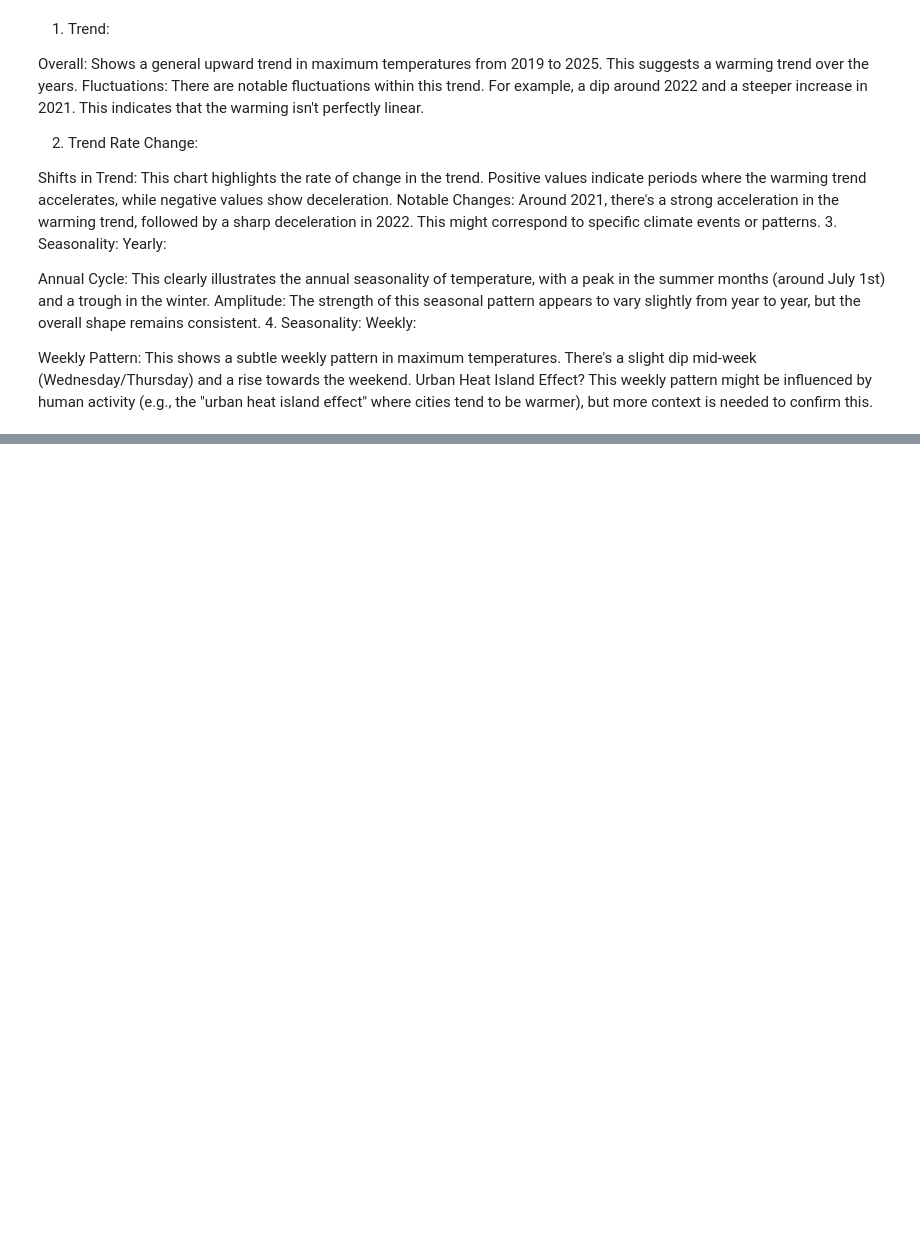
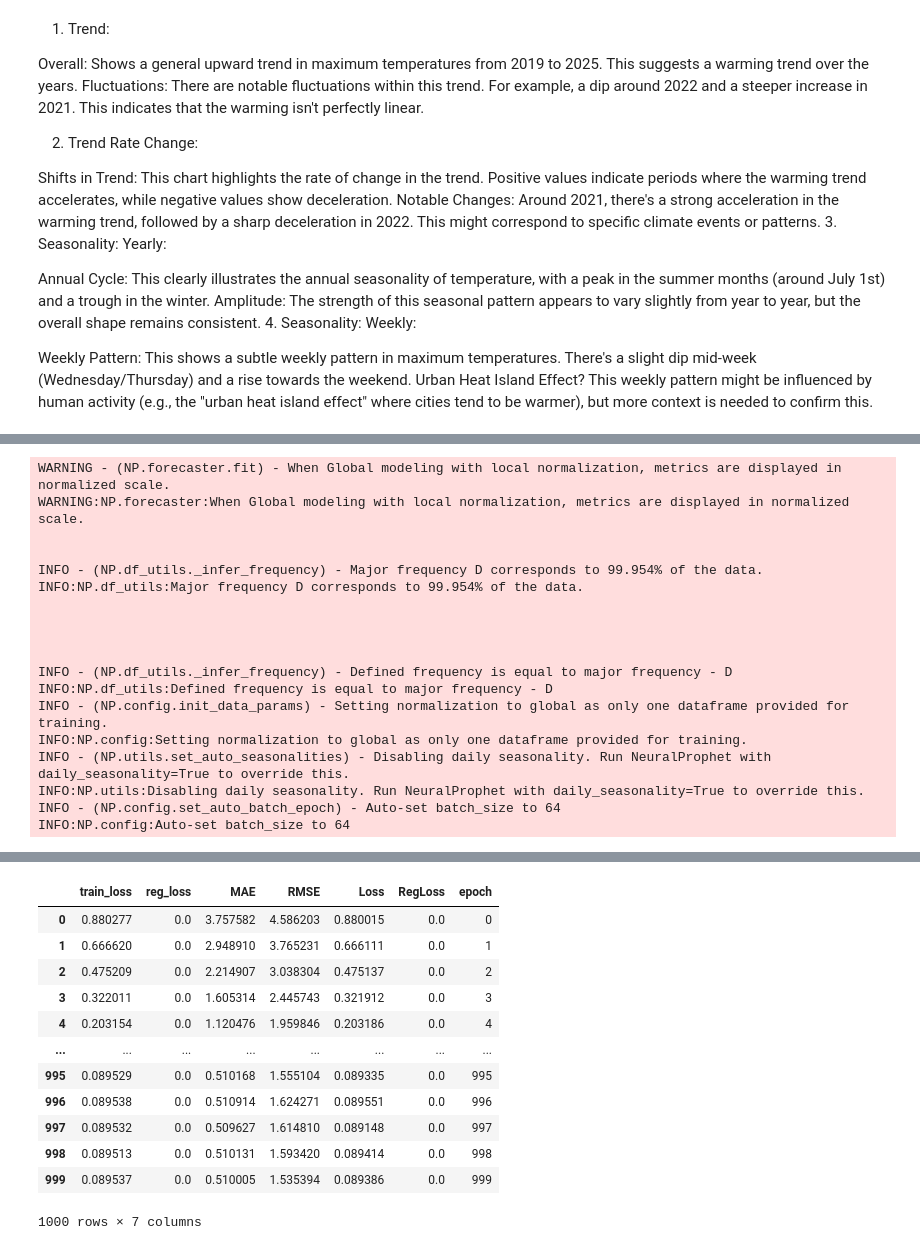
Before and after one commit to asosialuk/SPM_Weather_Forecast, a Jupyter notebook: SPMWeatherForecast.ipynb, the cells around one changed output, grey strips where cells are left out. Saved outputs shown, nothing was run; the diff lists cells and outputs as text; code cells hidden in the pictures; blank space fills up the shorter version.

```diff
--- a/SPMWeatherForecast.ipynb
+++ b/SPMWeatherForecast.ipynb
@@ -404,0 +335,9 @@ Urban Heat Island Effect? This weekly pattern might be influenced by human activ
+# %%
+daily_dataframe['date'] = daily_dataframe['date'].dt.strftime('%Y-%m-%d')
+# %%
+daily_dataframe['date'] = pd.to_datetime(daily_dataframe['date'])
+# %%
+data1 = daily_dataframe[['date', 'snowfall_sum']]
+data1.dropna(inplace=True)
+data1.columns = ['ds', 'y']
+data1.head()
@@ -404,0 +360,23 @@ Urban Heat Island Effect? This weekly pattern might be influenced by human activ
+# %%
+from neuralprophet import NeuralProphet
+m1 = NeuralProphet()
+m1.fit(data1,freq='D', epochs=1000)
+# %% [output]
+WARNING - (NP.forecaster.fit) - When Global modeling with local normalization, metrics are displayed in normalized scale.
+WARNING:NP.forecaster:When Global modeling with local normalization, metrics are displayed in normalized scale.
+
+
+INFO - (NP.df_utils._infer_frequency) - Major frequency D corresponds to 99.954% of the data.
+INFO:NP.df_utils:Major frequency D corresponds to 99.954% of the data.
+
+
+
+
+INFO - (NP.df_utils._infer_frequency) - Defined frequency is equal to major frequency - D
+INFO:NP.df_utils:Defined frequency is equal to major frequency - D
+INFO - (NP.config.init_data_params) - Setting normalization to global as only one dataframe provided for training.
+INFO:NP.config:Setting normalization to global as only one dataframe provided for training.
+INFO - (NP.utils.set_auto_seasonalities) - Disabling daily seasonality. Run NeuralProphet with daily_seasonality=True to override this.
+INFO:NP.utils:Disabling daily seasonality. Run NeuralProphet with daily_seasonality=True to override this.
+INFO - (NP.config.set_auto_batch_epoch) - Auto-set batch_size to 64
+INFO:NP.config:Auto-set batch_size to 64
@@ -404,0 +385,13 @@ Urban Heat Island Effect? This weekly pattern might be influenced by human activ
+|  | train_loss | reg_loss | MAE | RMSE | Loss | RegLoss | epoch |
+| 0 | 0.880277 | 0.0 | 3.757582 | 4.586203 | 0.880015 | 0.0 | 0 |
+| 1 | 0.666620 | 0.0 | 2.948910 | 3.765231 | 0.666111 | 0.0 | 1 |
+| 2 | 0.475209 | 0.0 | 2.214907 | 3.038304 | 0.475137 | 0.0 | 2 |
+| 3 | 0.322011 | 0.0 | 1.605314 | 2.445743 | 0.321912 | 0.0 | 3 |
+| 4 | 0.203154 | 0.0 | 1.120476 | 1.959846 | 0.203186 | 0.0 | 4 |
+| ... | ... | ... | ... | ... | ... | ... | ... |
+| 995 | 0.089529 | 0.0 | 0.510168 | 1.555104 | 0.089335 | 0.0 | 995 |
+| 996 | 0.089538 | 0.0 | 0.510914 | 1.624271 | 0.089551 | 0.0 | 996 |
+| 997 | 0.089532 | 0.0 | 0.509627 | 1.614810 | 0.089148 | 0.0 | 997 |
+| 998 | 0.089513 | 0.0 | 0.510131 | 1.593420 | 0.089414 | 0.0 | 998 |
+| 999 | 0.089537 | 0.0 | 0.510005 | 1.535394 | 0.089386 | 0.0 | 999 |
+1000 rows × 7 columns
```
Also changed, not shown: parts of 16 cells of this notebook.
